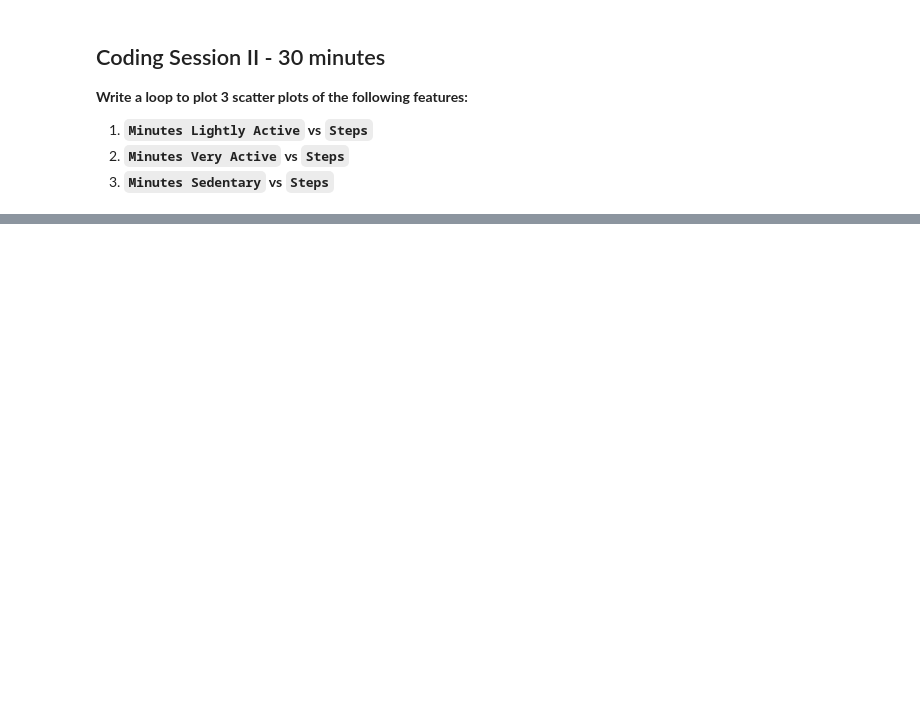
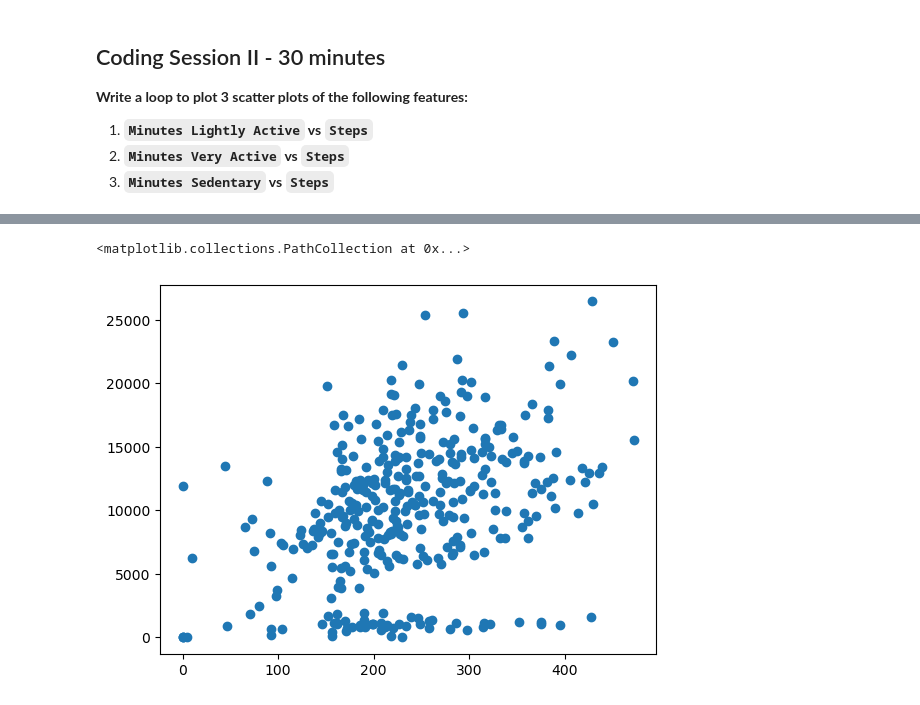
Before and after one commit to Ironhack-Data-Madrid-PartTime-May22/lab_visualization_extra, a Jupyter notebook: challenge-1.ipynb, the cells around one changed output, grey strips where cells are left out. Drawn from its saved outputs; the diff is of its cells as text; code cells hidden in the pictures; blank space fills up the shorter version.

```diff
--- a/challenge-1.ipynb
+++ b/challenge-1.ipynb
@@ -96,2 +140,6 @@ plt.show();
 # %%
 # Driver 2 enter codes here
+plt.scatter(fitbit["Minutes_Lightly_Active"], fitbit["Steps"])
+# %% [output]
+<matplotlib.collections.PathCollection at 0x...>
+[figure, added]
```
Also changed, not shown: parts of 6 cells of this notebook.
